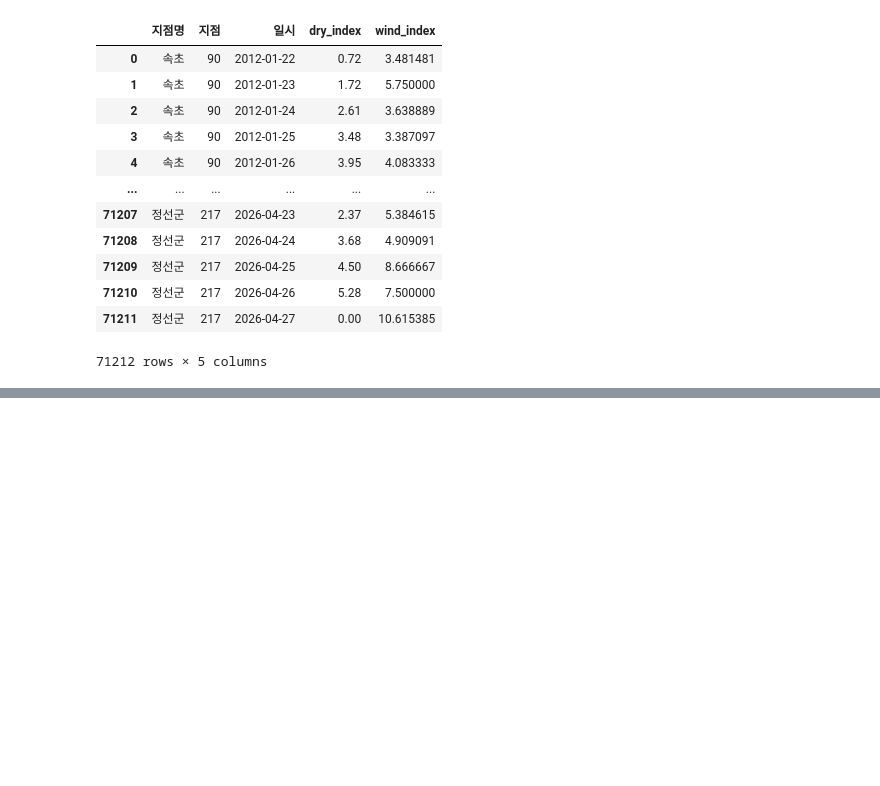
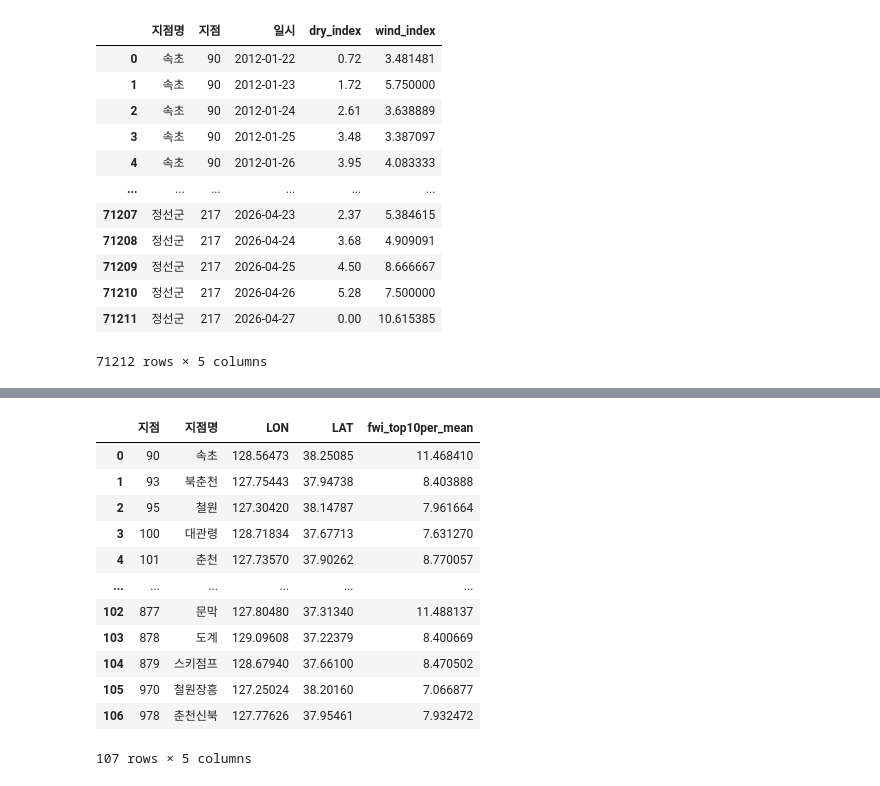
Before and after one commit to JangYunwoo/weather_DA, a Jupyter notebook: 날씨데이터_장윤우.ipynb, the cells around one changed output, grey strips where cells are left out. Cells and saved outputs as stored; diff of their text form; code cells hidden in the pictures; blank space fills up the shorter version.

```diff
--- a/날씨데이터_장윤우.ipynb
+++ b/날씨데이터_장윤우.ipynb
@@ -577,0 +1346,43 @@ weather_df[["지점명", "지점", "일시", "dry_index", "wind_index"]]
+# %%
+# 지점별로 fwi의 상위 10%의 평균. ASOS와 AWS가 겹치면 ASOS 데이터를 사용
+station_fwi_by_type_df = (
+    fwi_df
+    .groupby(["station_type", "지점", "지점명"], as_index=False)
+    .agg(
+        LON=("LON", "first"),
+        LAT=("LAT", "first"),
+        fwi_top10per_mean=(
+            "FWI",
+            lambda x: x[x >= x.quantile(0.9)].mean()
+        )
+    )
+)
+
+station_fwi_top10per_mean_df = (
+    station_fwi_by_type_df
+    .assign(
+        priority=lambda df: df["station_type"].map(
+            {"ASOS": 0, "AWS": 1}
+        )
+    )
+    .sort_values(["지점", "priority"])
+    .drop_duplicates(subset="지점", keep="first")
+    [["지점", "지점명", "LON", "LAT", "fwi_top10per_mean"]]
+    .reset_index(drop=True)
+)
+
+station_fwi_top10per_mean_df
+# %% [output]
+|  | 지점 | 지점명 | LON | LAT | fwi_top10per_mean |
+| 0 | 90 | 속초 | 128.56473 | 38.25085 | 11.468410 |
+| 1 | 93 | 북춘천 | 127.75443 | 37.94738 | 8.403888 |
+| 2 | 95 | 철원 | 127.30420 | 38.14787 | 7.961664 |
+| 3 | 100 | 대관령 | 128.71834 | 37.67713 | 7.631270 |
+| 4 | 101 | 춘천 | 127.73570 | 37.90262 | 8.770057 |
+| ... | ... | ... | ... | ... | ... |
+| 102 | 877 | 문막 | 127.80480 | 37.31340 | 11.488137 |
+| 103 | 878 | 도계 | 129.09608 | 37.22379 | 8.400669 |
+| 104 | 879 | 스키점프 | 128.67940 | 37.66100 | 8.470502 |
+| 105 | 970 | 철원장흥 | 127.25024 | 38.20160 | 7.066877 |
+| 106 | 978 | 춘천신북 | 127.77626 | 37.95461 | 7.932472 |
+107 rows × 5 columns
```
Also changed, not shown: parts of 45 cells of this notebook, 9 other files.
